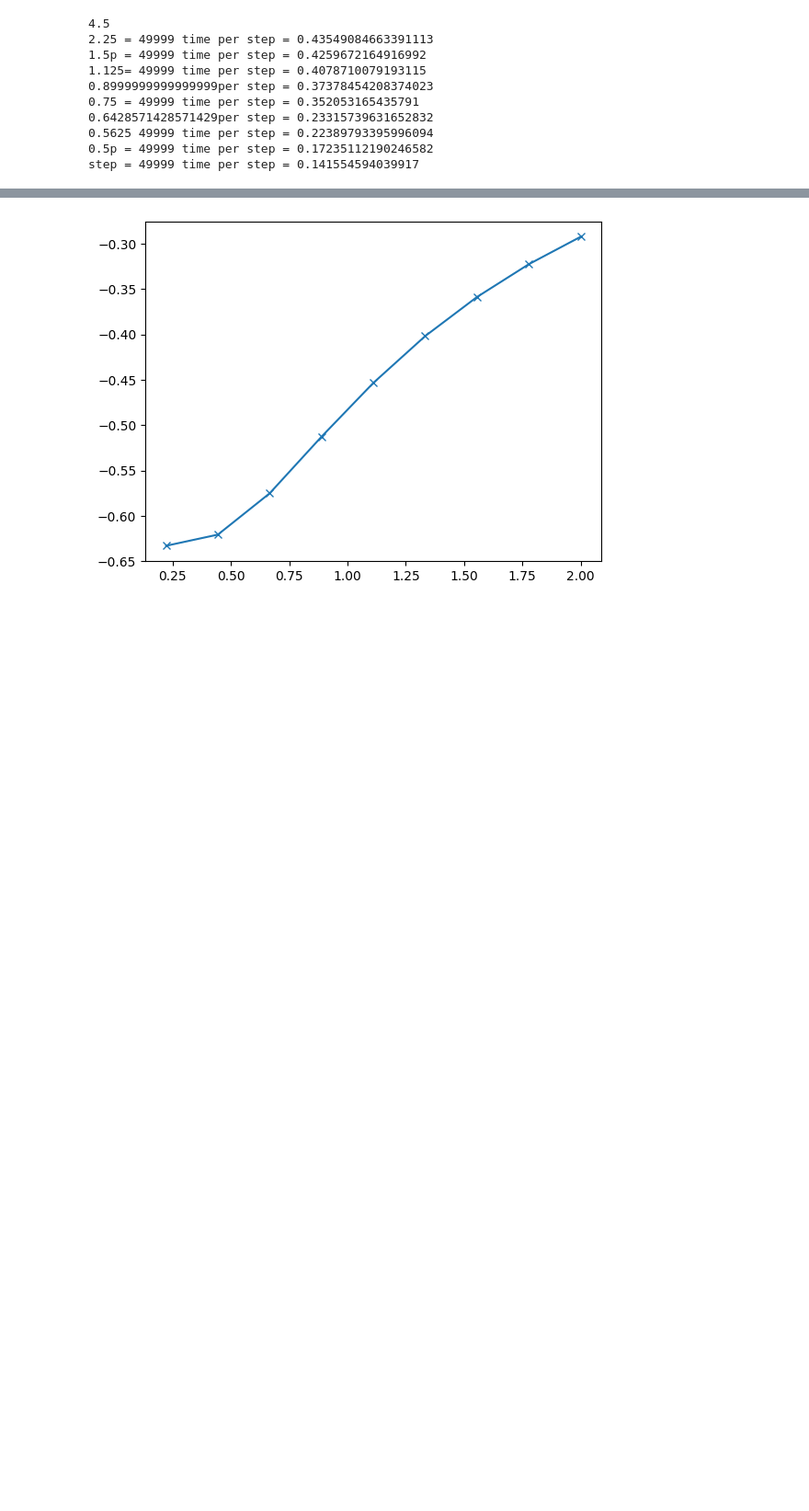
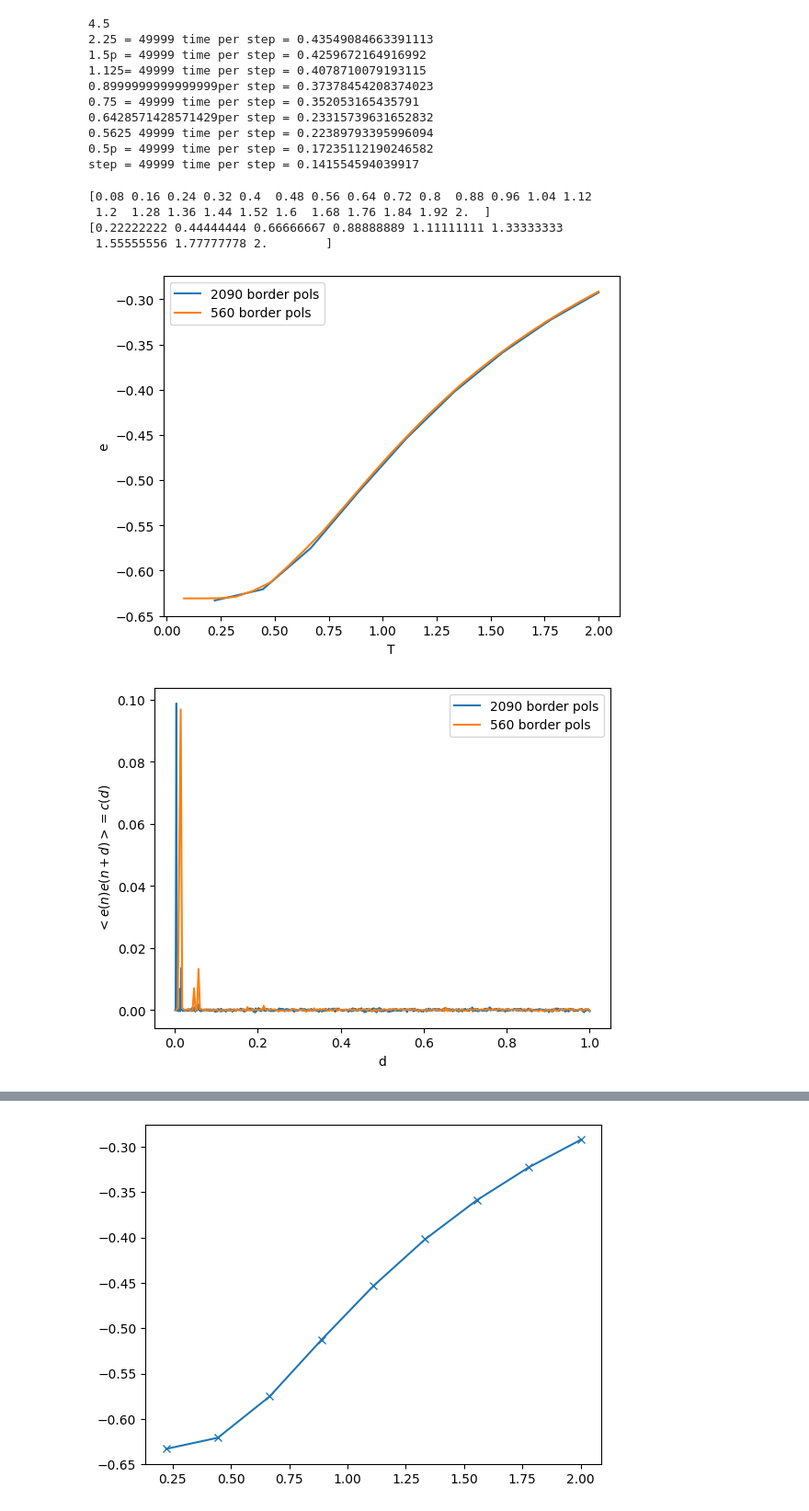
Before and after one commit to Alejo-Costa-Duran/HyperbolicFractonModel, a Jupyter notebook: Simulation.ipynb, the cells around one changed output, grey strips where cells are left out. Shown at 92% size. Saved outputs shown, nothing was run; the diff lists cells and outputs as text; code cells hidden in the pictures; blank space fills up the shorter version.

```diff
--- a/Simulation.ipynb
+++ b/Simulation.ipynb
@@ -187,6 +187,57 @@ np.save("./betas6.npy",np.array(beta_list[1:]))
 0.5p = 49999 time per step = 0.17235112190246582
 step = 49999 time per step = 0.141554594039917
 # %%
+beta_list6 = np.load("./betas6.npy")
+energies6 = np.load("./energy6.npy")
+correlations6 = np.load("./correlations6.npy")
+cv6 = np.load("./cv6.npy")
+
 beta_list = np.load("./betas.npy")
 energies = np.load("./energy.npy")
 correlations = np.load("./correlations.npy")
+print(1/beta_list)
+print(1/beta_list6)
+# %% [output]
+[0.08 0.16 0.24 0.32 0.4  0.48 0.56 0.64 0.72 0.8  0.88 0.96 1.04 1.12
+ 1.2  1.28 1.36 1.44 1.52 1.6  1.68 1.76 1.84 1.92 2.  ]
+[0.22222222 0.44444444 0.66666667 0.88888889 1.11111111 1.33333333
+ 1.55555556 1.77777778 2.        ]
+# %%
+sixLabel = "2090 border pols"
+fiveLabel = '560 border pols'
+
+distances6 = np.linspace(1,1045, 1045)/1045
+distances = np.linspace(1,280,280)/280
+
+##Energy
+
+plt.plot(1/beta_list6,energies6,label = sixLabel)
+plt.plot(1/beta_list,energies,label = fiveLabel)
+plt.xlabel("T")
+plt.ylabel("e")
+plt.legend()
+plt.show()
+plt.savefig("./Energy.png")
+
+##Correlations
+plt.plot(distances6,correlations6[:,4]/2090,label = sixLabel)
+plt.plot(distances,correlations[:,13]/560,label = fiveLabel)
+plt.xlabel("d")
+plt.ylabel(r"$<e(n)e(n+d)>=c(d)$")
+plt.legend()
+plt.savefig("./Corrs.png")
+plt.show()
+
+##CorrelationsHeights
+heights6 = [correlations6[3,n]/2090 for n in range(9)]
+heights = [correlations[3,n]/560 for n in range(25)]
+plt.plot(1/beta_list6,heights6,label = sixLabel)
+plt.plot(1/beta_list,heights,label = fiveLabel)
+plt.xlabel("T")
+plt.ylabel(r"$\text{max}(c(d))$")
+plt.legend()
+plt.savefig("./CorrHeights.png")
+plt.show()
+# %% [output]
+[figure, added]
+[figure, added]
```
Also changed, not shown: parts of 2 cells of this notebook, 3 other files.
